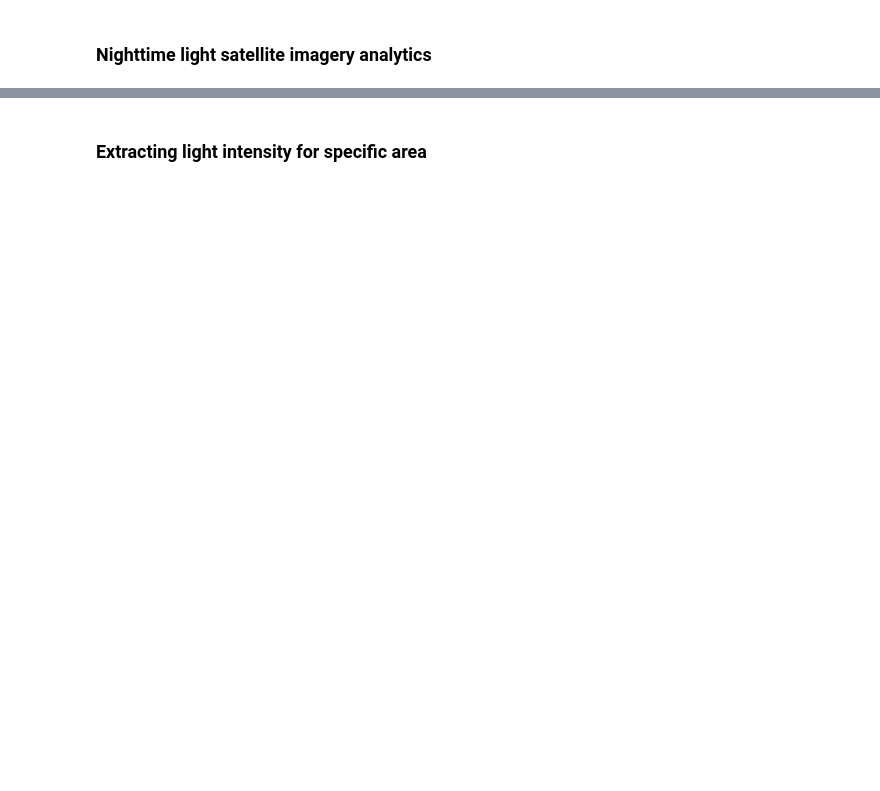
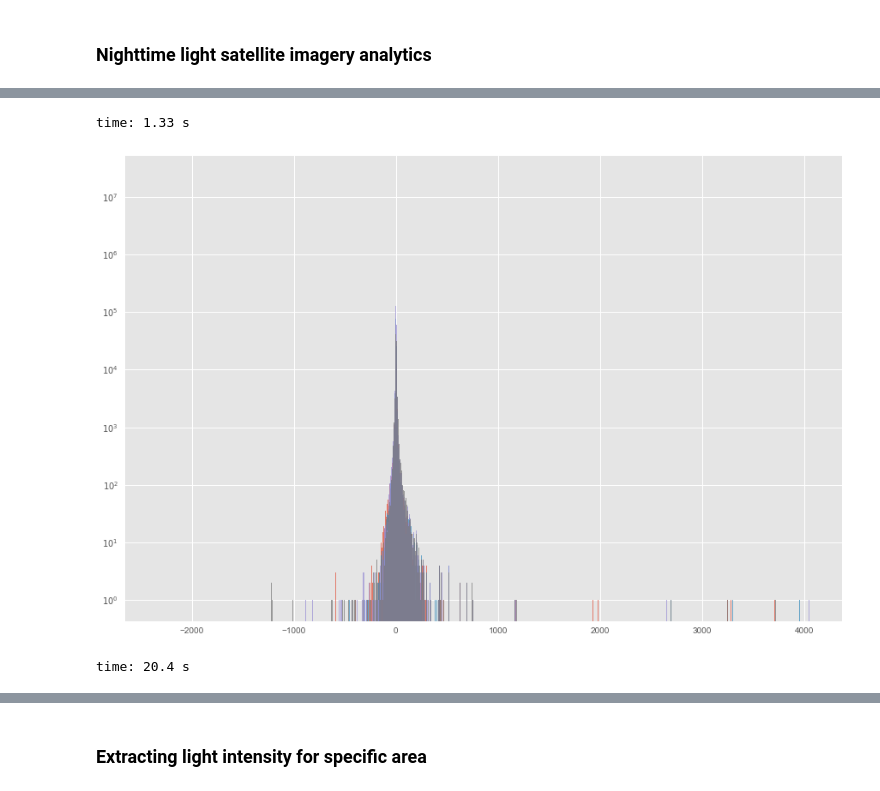
Before and after one commit to hayashiyus/nighttime_light_intensity_analytics, a Jupyter notebook: ipynb/nighttime_light_intensity_analysis.ipynb, the cells around one changed output, grey strips where cells are left out. Drawn from its saved outputs; the diff is of its cells as text; code cells hidden in the pictures; blank space fills up the shorter version.

```diff
--- a/ipynb/nighttime_light_intensity_analysis.ipynb
+++ b/ipynb/nighttime_light_intensity_analysis.ipynb
@@ -143,0 +127,42 @@ Wall time: 1.53 s
+# %%
+path2016 = "/Users/hayashiyus/Documents/R/imagery_key/japan_islands/small_16000-6800-5500-4200_VIIRS-2016-04.tif"
+img2016 = read_img(path2016)
+path2015 = "/Users/hayashiyus/Documents/R/imagery_key/japan_islands/small_16000-6800-5500-4200_VIIRS-2015-04.tif"
+img2015 = read_img(path2015)
+path2014 = "/Users/hayashiyus/Documents/R/imagery_key/japan_islands/small_16000-6800-5500-4200_VIIRS-2014-04.tif"
+img2014 = read_img(path2014)
+path2013 = "/Users/hayashiyus/Documents/R/imagery_key/japan_islands/small_16000-6800-5500-4200_VIIRS-2013-04.tif"
+img2013 = read_img(path2013)
+path2012 = "/Users/hayashiyus/Documents/R/imagery_key/japan_islands/small_16000-6800-5500-4200_VIIRS-2012-04.tif"
+img2012 = read_img(path2012)
+
+path2016_kanto = "/Users/hayashiyus/Documents/R/imagery_key/kanto_region/small_18700-9100-800-600_VIIRS-2016-04.tif"
+img2016_kanto = read_img(path2016_kanto)
+
+#making light intensity data
+img1615 = img2016 - img2015
+img1614 = img2016 - img2014
+img1613 = img2016 - img2013
+img1612 = img2016 - img2012
+
+#formatting light intensity data
+arr_diff1615 = img1615.reshape((1,img1615.size))
+arr_diff1614 = img1614.reshape((1,img1614.size))
+arr_diff1613 = img1613.reshape((1,img1613.size))
+arr_diff1612 = img1612.reshape((1,img1612.size))
+# %% [output]
+time: 1.33 s
+# %%
+plt.figure(figsize = (15,10))
+
+with plt.style.context(('ggplot')):
+    #plt.hist(arr_diff[0], bins=bins, log = True)
+    plt.hist(arr_diff1615[0], bins=2000, log = True, alpha=0.7)
+    plt.hist(arr_diff1614[0], bins=2000, log = True, alpha=0.7)
+    plt.hist(arr_diff1613[0], bins=2000, log = True, alpha=0.7)
+    plt.hist(arr_diff1612[0], bins=2000, log = True, alpha=0.7)
+
+plt.show()
+# %% [output]
+[figure, added]
+time: 20.4 s
```
Also changed, not shown: parts of 42 cells of this notebook.
